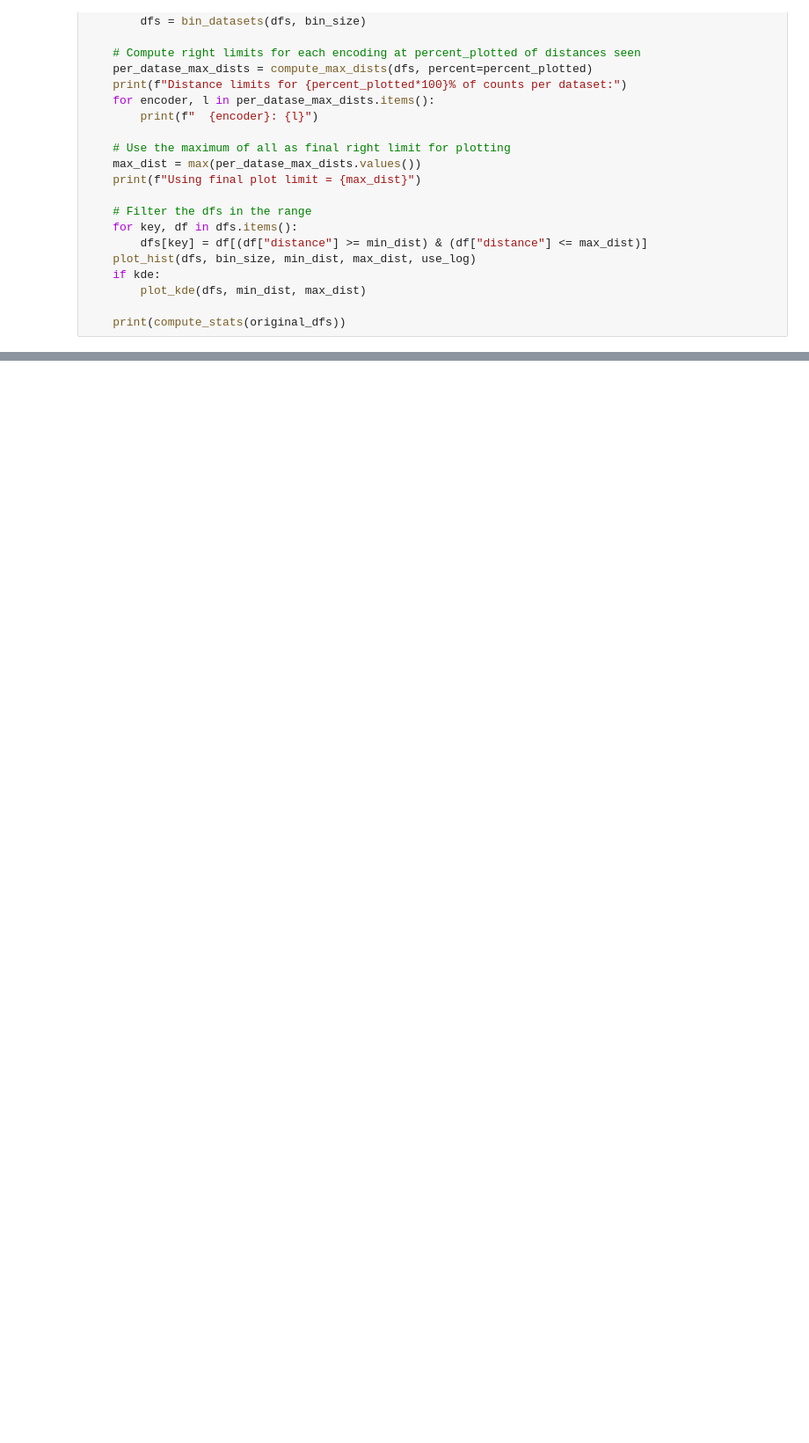
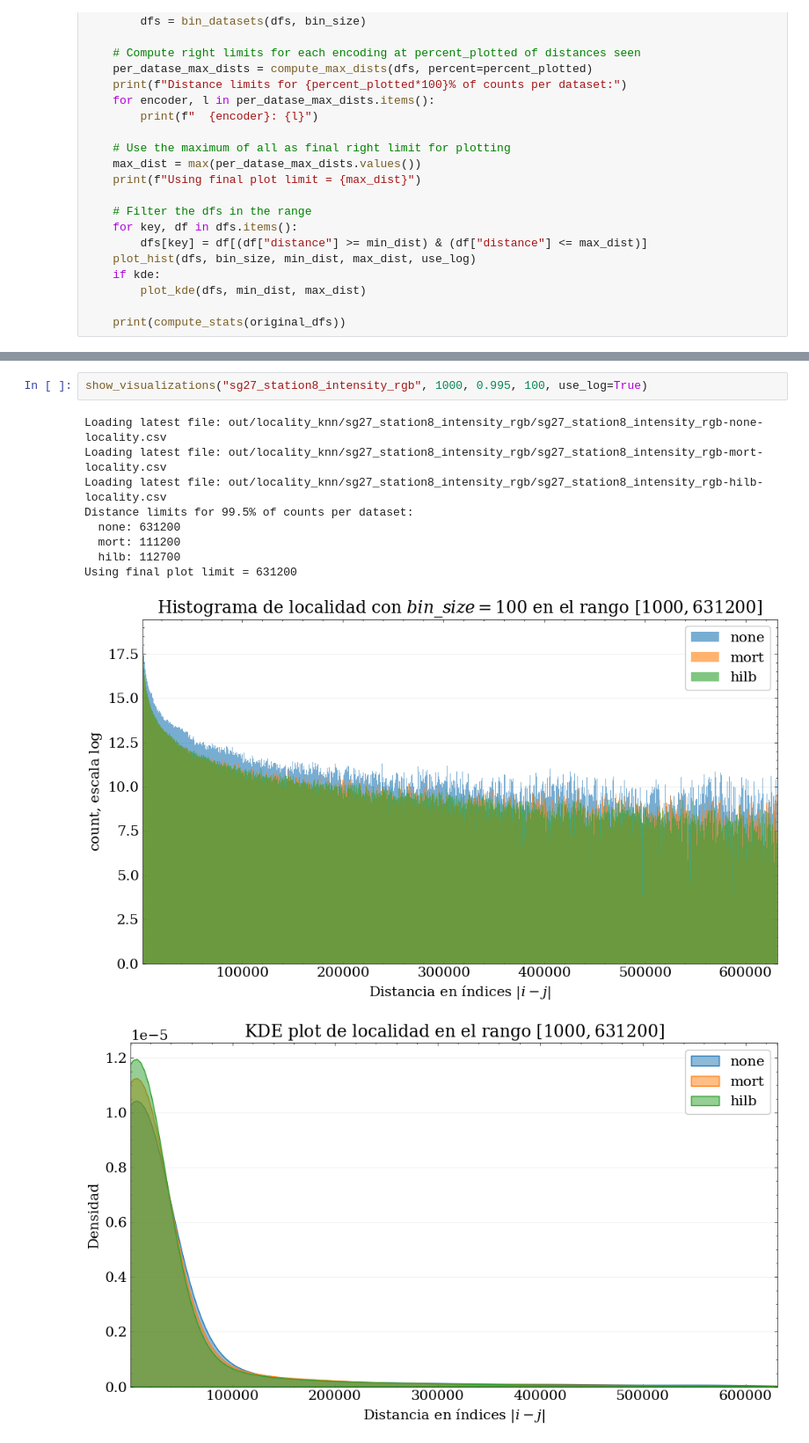
Before and after one commit to derivada/octrees-benchmark, a Jupyter notebook: benchmark_plots_locality.ipynb, the cells around one changed output, grey strips where cells are left out. Shown at 88% size. Drawn from its saved outputs; the diff is of its cells as text; blank space fills up the shorter version.

```diff
--- a/benchmark_plots_locality.ipynb
+++ b/benchmark_plots_locality.ipynb
@@ -274,0 +316,13 @@ Encoder  Weighted Mean  Weighted Std Dev
+# %%
+show_visualizations("sg27_station8_intensity_rgb", 1000, 0.995, 100, use_log=True)
+# %% [output]
+Loading latest file: out/locality_knn/sg27_station8_intensity_rgb/sg27_station8_intensity_rgb-none-locality.csv
+Loading latest file: out/locality_knn/sg27_station8_intensity_rgb/sg27_station8_intensity_rgb-mort-locality.csv
+Loading latest file: out/locality_knn/sg27_station8_intensity_rgb/sg27_station8_intensity_rgb-hilb-locality.csv
+Distance limits for 99.5% of counts per dataset:
+  none: 631200
+  mort: 111200
+  hilb: 112700
+Using final plot limit = 631200
+[figure, added]
+[figure, added]
```
Also changed, not shown: parts of 23 cells of this notebook, 1 other file.
